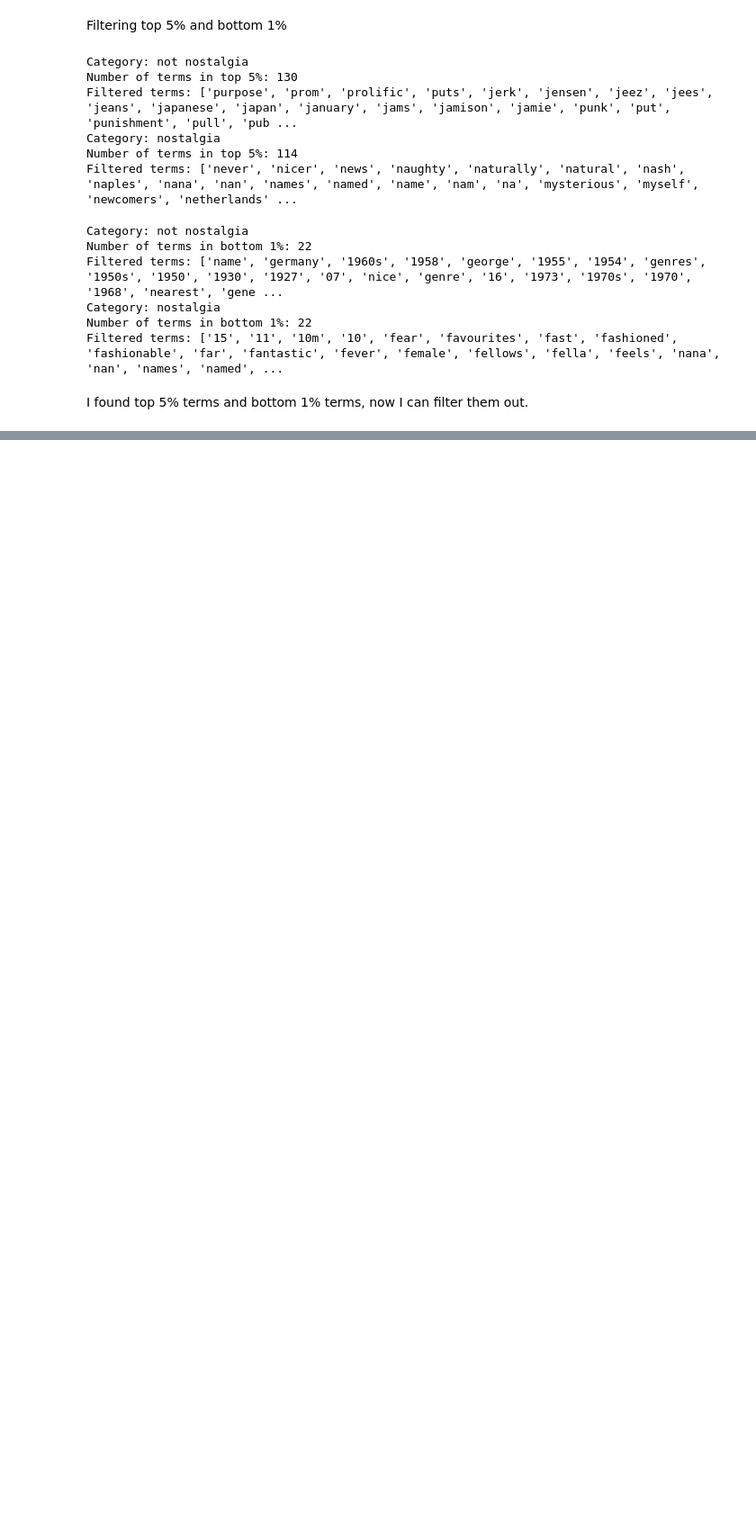
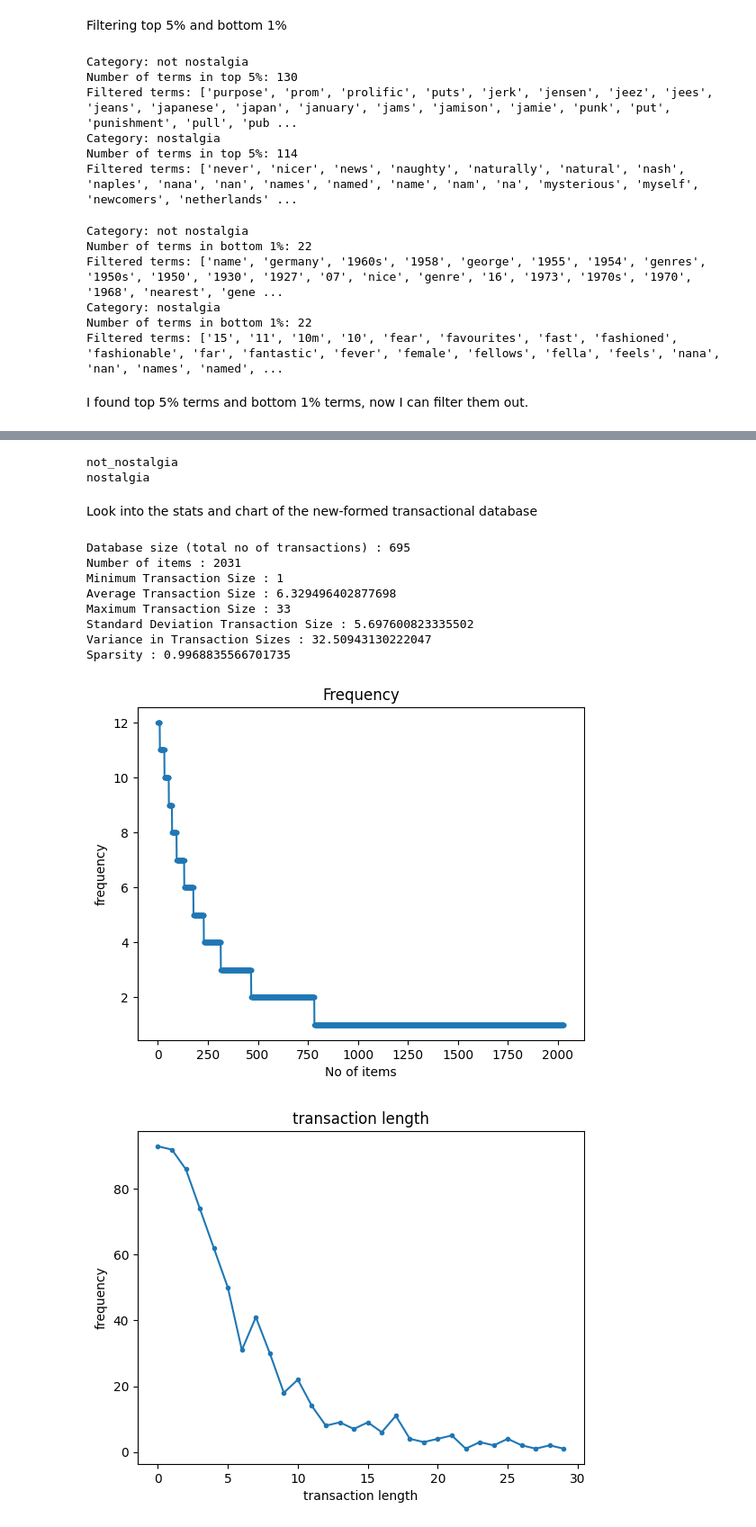
Before and after one commit to hhhwei23/DM2024-Lab1-Homework, a Jupyter notebook: DM2024-Lab1-Homework.ipynb, the cells around one changed output, grey strips where cells are left out. Shown at 90% size. Cells and saved outputs as stored; diff of their text form; code cells hidden in the pictures; blank space fills up the shorter version.

```diff
--- a/DM2024-Lab1-Homework.ipynb
+++ b/DM2024-Lab1-Homework.ipynb
@@ -791,0 +793,34 @@ Filtered Term-Document Frequency DataFrame for Category nostalgia:
+# %%
+from PAMI.extras.DF2DB import DenseFormatDF as db
+
+for category in term_doc_dfs:
+    category_safe = category.replace(' ', '_')
+
+    print(category_safe)
+
+    obj = db.DenseFormatDF(term_doc_dfs[category])
+
+    obj.convert2TransactionalDatabase(f'td_freq_db_{category_safe}.csv',  '>=', 1)
+# %% [output]
+not_nostalgia
+nostalgia
+# %% [markdown]
+Look into the stats and chart of the new-formed transactional database
+# %%
+from PAMI.extras.dbStats import TransactionalDatabase as tds
+
+obj = tds.TransactionalDatabase('td_freq_db_nostalgia.csv')
+obj.run()
+obj.printStats()
+obj.plotGraphs()
+# %% [output]
+Database size (total no of transactions) : 695
+Number of items : 2031
+Minimum Transaction Size : 1
+Average Transaction Size : 6.329496402877698
+Maximum Transaction Size : 33
+Standard Deviation Transaction Size : 5.697600823335502
+Variance in Transaction Sizes : 32.50943130222047
+Sparsity : 0.9968835566701735
+[figure, added]
+[figure, added]
```
Also changed, not shown: parts of 46 cells of this notebook, 4 other files.
